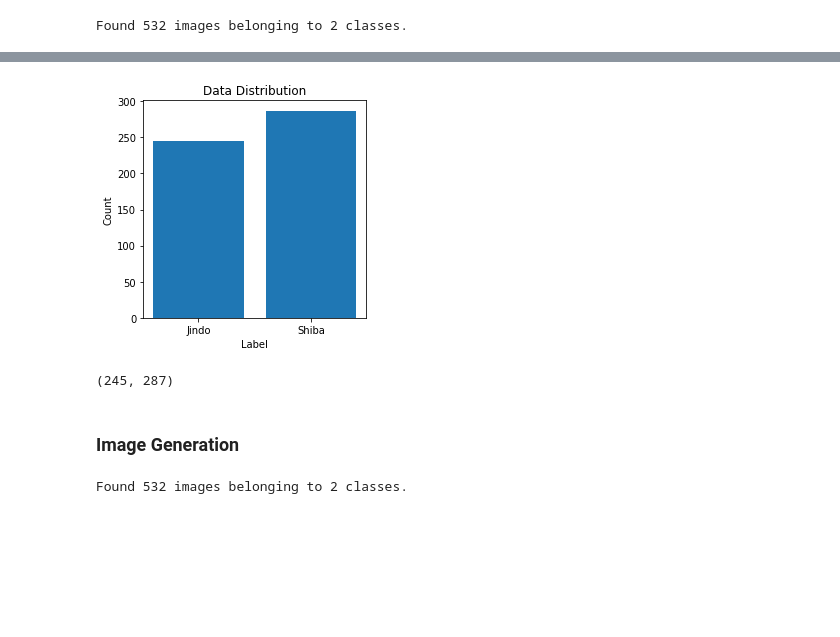
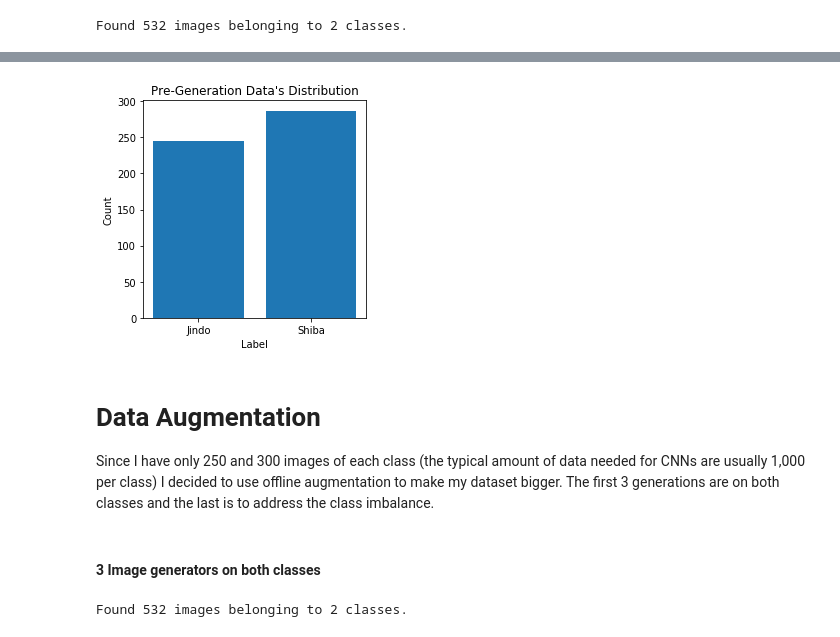
Before and after one commit to rmei97/shiba_vs_jindo, a Jupyter notebook: CNN Modeling.ipynb, the cells around one changed output, grey strips where cells are left out. Saved outputs shown, nothing was run; the diff lists cells and outputs as text; code cells hidden in the pictures; blank space fills up the shorter version.

Commit message:
Added baseline model, cleaned notebooks, added images folder, and updated readme

```diff
--- a/CNN Modeling.ipynb
+++ b/CNN Modeling.ipynb
@@ -70,25 +82,25 @@ Clipping input data to the valid range for imshow with RGB data ([0..1] for floa
 # %%
 fig, ax = plt.subplots(figsize = (4,4))
 
 #find all indexes with a value of 0 and use the first value of the returned tuple
 #taking the length gives the number of indexes with value 0
 num_jindo = len(np.where(labels == 0)[0])
 num_shiba = len(np.where(labels == 1)[0])
 
 ax.bar(['Jindo','Shiba'],[num_jindo,num_shiba])
-plt.title('Data Distribution')
+plt.title('Pre-Generation Data\'s Distribution')
 plt.xlabel('Label')
 plt.ylabel('Count')
 
 plt.show()
 # %% [output]
-[figure, old version]
+[figure, new version]
-# %%
-num_jindo, num_shiba
-# %% [output]
-(245, 287)
-# %% [markdown]
-### Image Generation
+# %% [markdown]
+# Data Augmentation
+Since I have only 250 and 300 images of each class (the typical amount of data needed for CNNs are usually 1,000 per class) I decided to use offline augmentation to make my dataset bigger.
+The first 3 generations are on both classes and the last is to address the class imbalance.
+# %% [markdown]
+#### 3 Image generators on both classes
 # %%
 img_gen1 = ImageDataGenerator(rescale=1./255,
                              rotation_range=-20,
```
Also changed, not shown: parts of 85 cells of this notebook, 6 other files.
